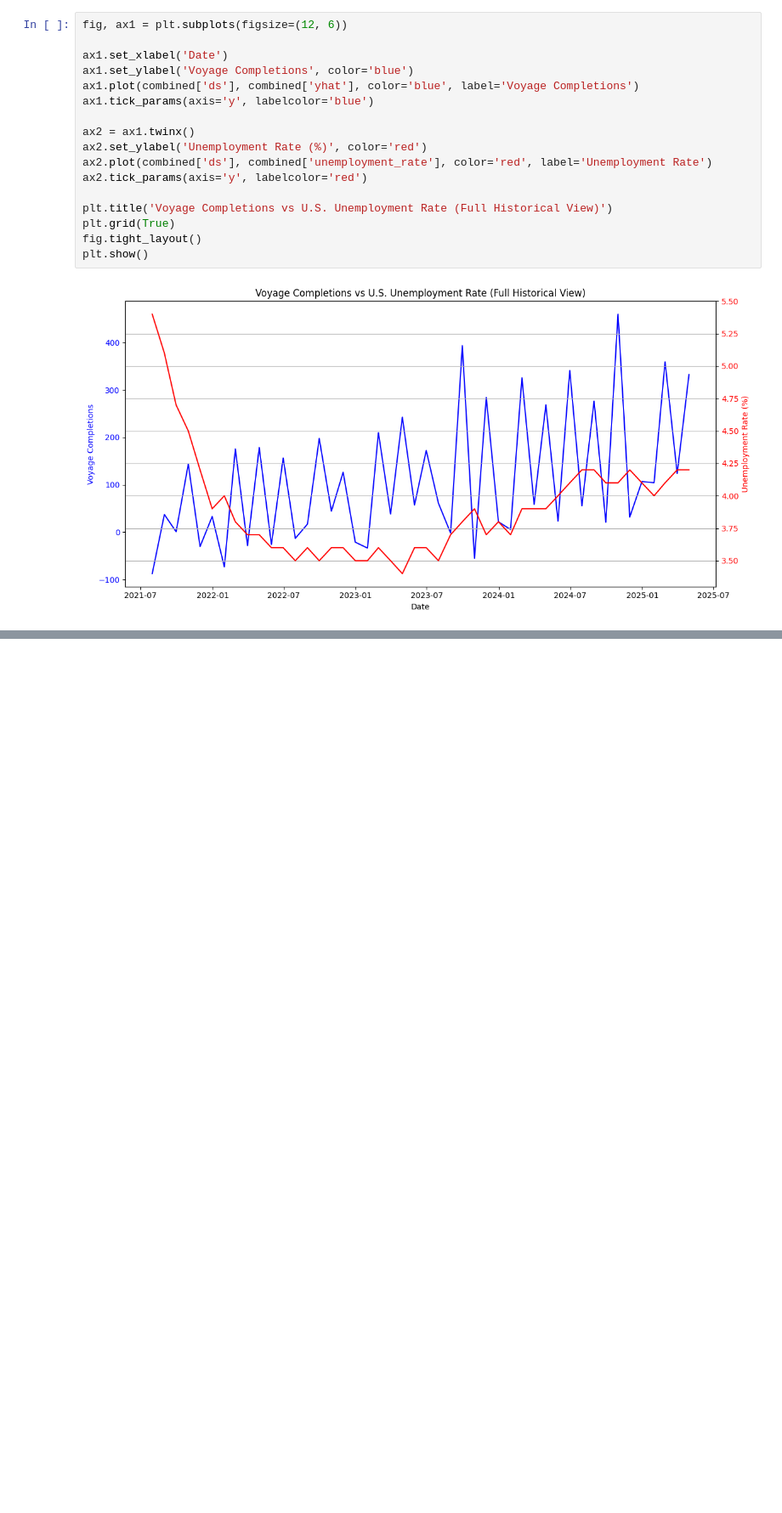
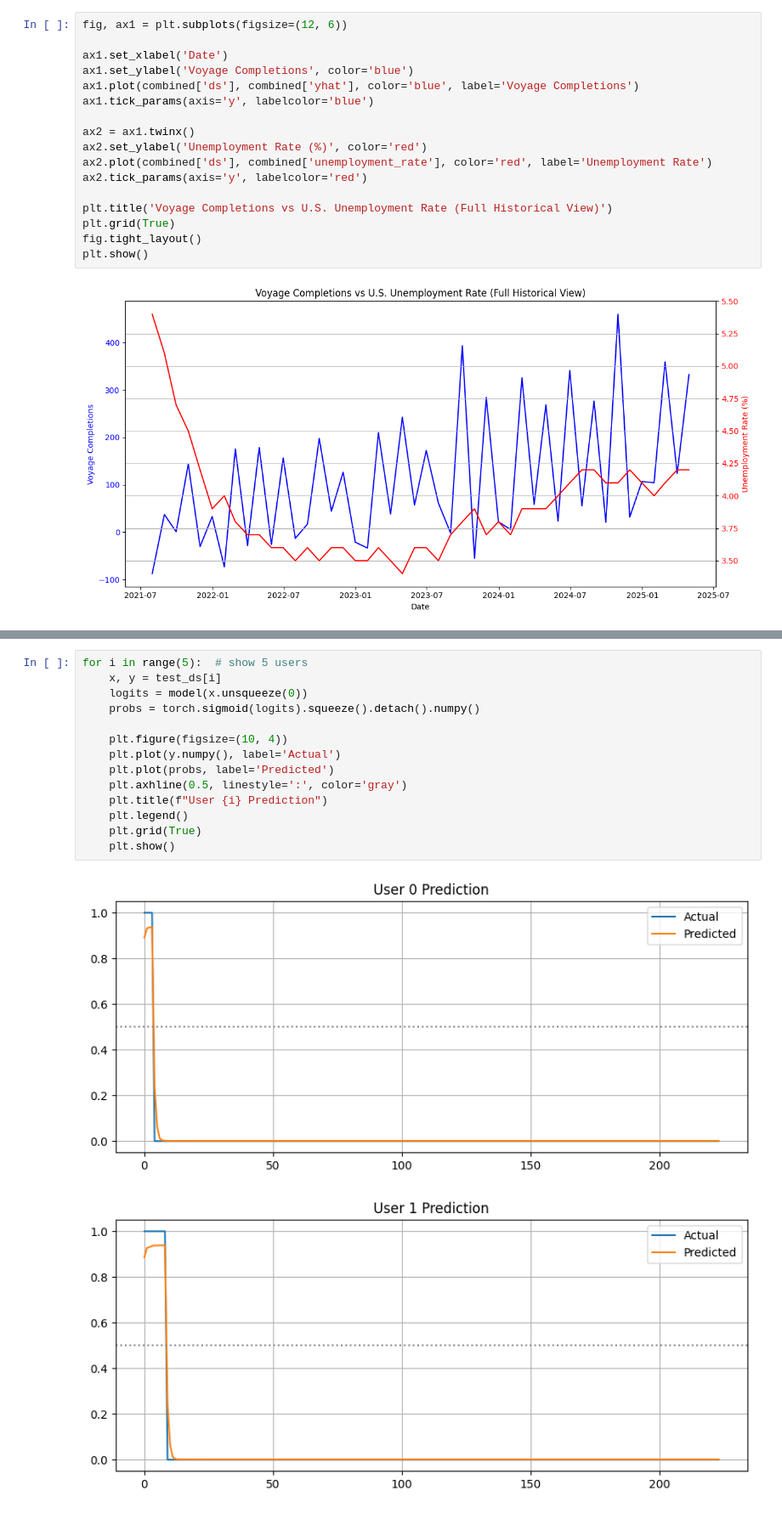
Before and after one commit to roziii/chingu_segment_analysis, a Jupyter notebook: application_completion-auto_regressive_model.ipynb, the cells around one changed output, grey strips where cells are left out. Shown at 85% size. Drawn from its saved outputs; the diff is of its cells as text; blank space fills up the shorter version.

```diff
--- a/application_completion-auto_regressive_model.ipynb
+++ b/application_completion-auto_regressive_model.ipynb
@@ -666,0 +828,17 @@ plt.show()
+# %%
+for i in range(5):  # show 5 users
+    x, y = test_ds[i]
+    logits = model(x.unsqueeze(0))
+    probs = torch.sigmoid(logits).squeeze().detach().numpy()
+
+    plt.figure(figsize=(10, 4))
+    plt.plot(y.numpy(), label='Actual')
+    plt.plot(probs, label='Predicted')
+    plt.axhline(0.5, linestyle=':', color='gray')
+    plt.title(f"User {i} Prediction")
+    plt.legend()
+    plt.grid(True)
+    plt.show()
+# %% [output]
+[figure, added]
+[figure, added]
```
Also changed, not shown: parts of 9 cells of this notebook.
